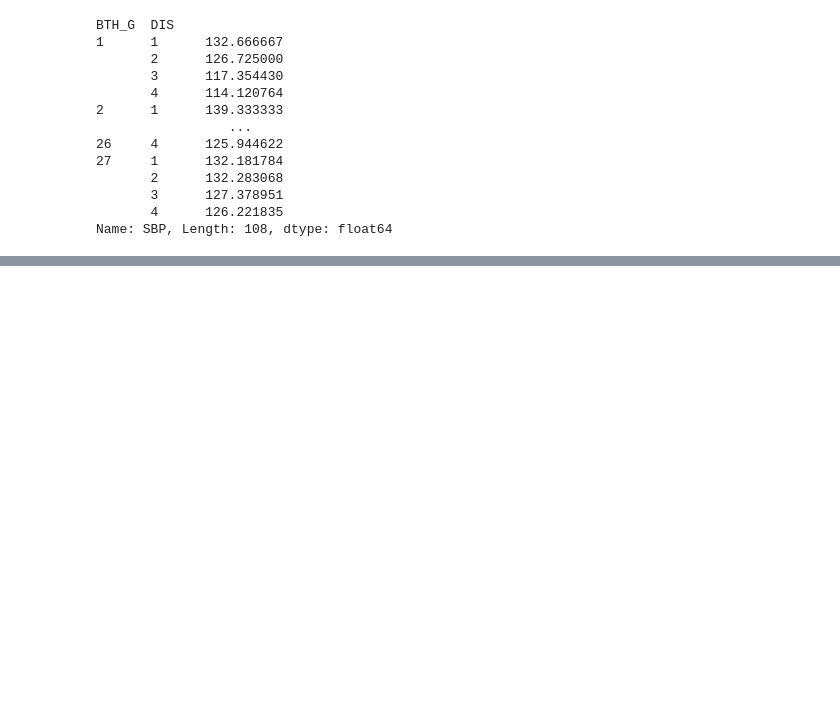
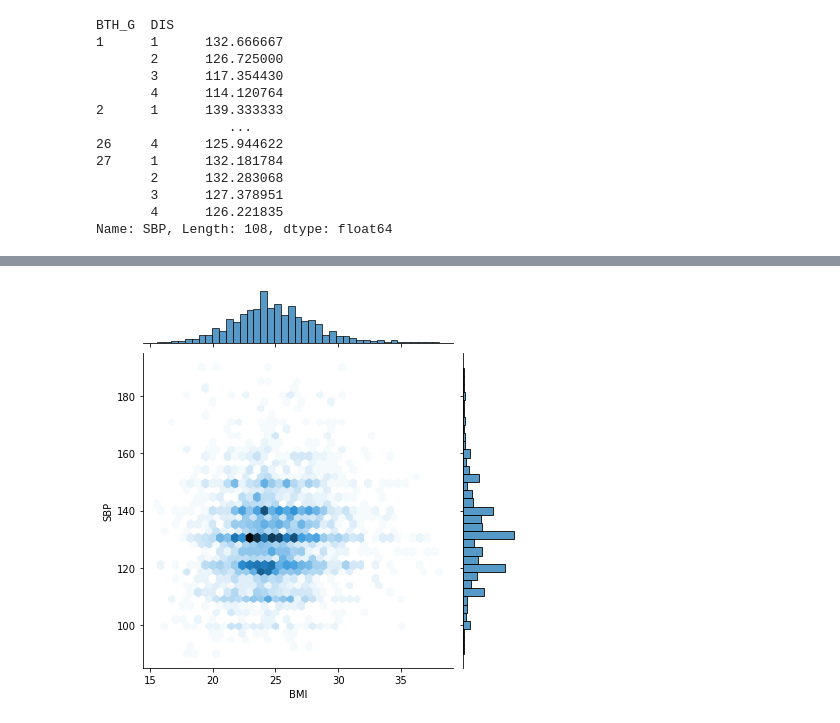
Before and after one commit to HwangJunha8016/ML_Project, a Jupyter notebook: ML_Project.ipynb, the cells around one changed output, grey strips where cells are left out. Saved outputs shown, nothing was run; the diff lists cells and outputs as text; code cells hidden in the pictures; blank space fills up the shorter version.

Commit message:
Data analysis: BMI and maximum blood pressure in hypertensive patients.

```diff
--- a/ML_Project.ipynb
+++ b/ML_Project.ipynb
@@ -189,0 +206,5 @@ Name: BMI, dtype: float64
+# %%
+import seaborn as sns   # 각 BMI와 최고 혈압에서의 고혈압 환자 빈도
+hexplot=sns.jointplot(x=Hy_res2['BMI'],y=Hy_res2['SBP'], data='DIS', kind="hex")
+# %% [output]
+[figure, added]
```
Also changed, not shown: parts of 14 cells of this notebook.
